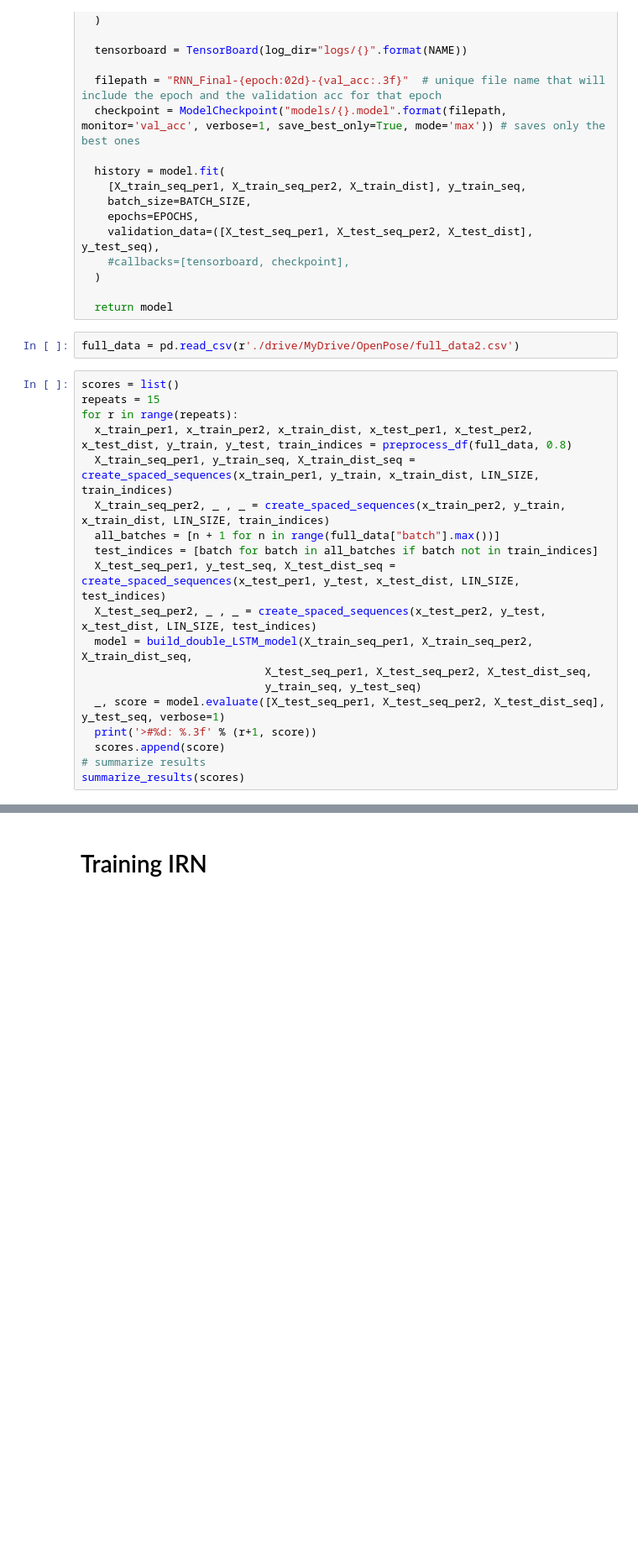
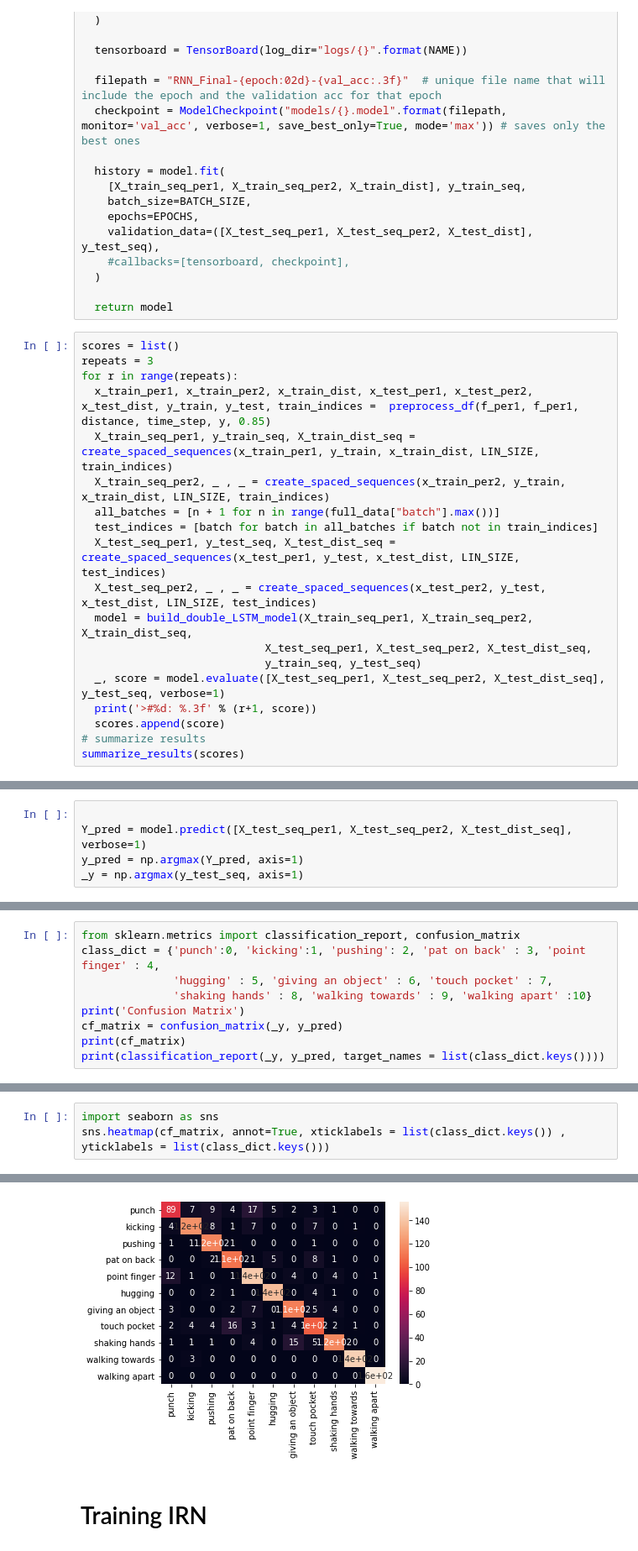
Before and after one commit to Iterb/Human-interaction-recognition, a Jupyter notebook: Preprocess_data.ipynb, the cells around one changed output, grey strips where cells are left out. Shown at 84% size. Cells and saved outputs as stored; diff of their text form; blank space fills up the shorter version.

Commit message:
Added confusion matrixes

```diff
--- a/Preprocess_data.ipynb
+++ b/Preprocess_data.ipynb
@@ -920,13 +940,11 @@ def build_double_LSTM_model(X_train_seq_per1, X_train_seq_per2, X_train_dist,
   )
 
   return model
-# %%
-full_data = pd.read_csv(r'./drive/MyDrive/OpenPose/full_data2.csv')
 # %%
 scores = list()
-repeats = 15
+repeats = 3
 for r in range(repeats):
-  x_train_per1, x_train_per2, x_train_dist, x_test_per1, x_test_per2, x_test_dist, y_train, y_test, train_indices = preprocess_df(full_data, 0.8)
+  x_train_per1, x_train_per2, x_train_dist, x_test_per1, x_test_per2, x_test_dist, y_train, y_test, train_indices =  preprocess_df(f_per1, f_per1, distance, time_step, y, 0.85)
   X_train_seq_per1, y_train_seq, X_train_dist_seq = create_spaced_sequences(x_train_per1, y_train, x_train_dist, LIN_SIZE, train_indices)
   X_train_seq_per2, _ , _ = create_spaced_sequences(x_train_per2, y_train, x_train_dist, LIN_SIZE, train_indices)
   all_batches = [n + 1 for n in range(full_data["batch"].max())]
@@ -965,0 +980,5 @@ Epoch 15/15
+# %%
+
+Y_pred = model.predict([X_test_seq_per1, X_test_seq_per2, X_test_dist_seq], verbose=1)
+y_pred = np.argmax(Y_pred, axis=1)
+_y = np.argmax(y_test_seq, axis=1)
@@ -965,0 +987,9 @@ Epoch 15/15
+# %%
+from sklearn.metrics import classification_report, confusion_matrix
+class_dict = {'punch':0, 'kicking':1, 'pushing': 2, 'pat on back' : 3, 'point finger' : 4,
+              'hugging' : 5, 'giving an object' : 6, 'touch pocket' : 7,
+              'shaking hands' : 8, 'walking towards' : 9, 'walking apart' :10}
+print('Confusion Matrix')
+cf_matrix = confusion_matrix(_y, y_pred)
+print(cf_matrix)
+print(classification_report(_y, y_pred, target_names = list(class_dict.keys())))
@@ -965,0 +1014,4 @@ Epoch 15/15
+# %%
+import seaborn as sns
+sns.heatmap(cf_matrix, annot=True, xticklabels = list(class_dict.keys()) , yticklabels = list(class_dict.keys()))
+# %% [output]
@@ -966,3 +1019,4 @@ Epoch 15/15
+[figure, added]
 # %% [markdown]
 # Training IRN
 # %%
```
Also changed, not shown: parts of 22 cells of this notebook.
